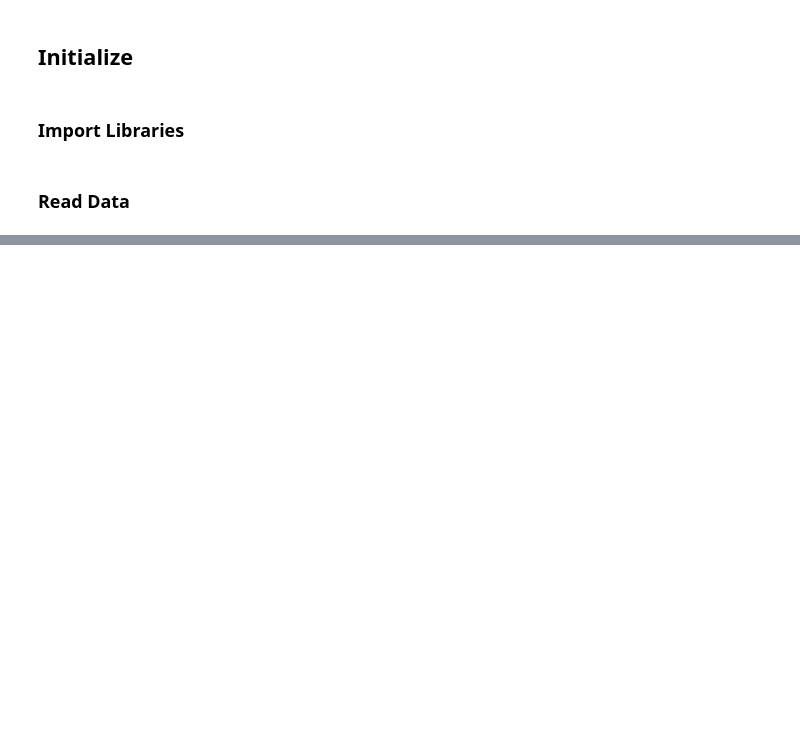
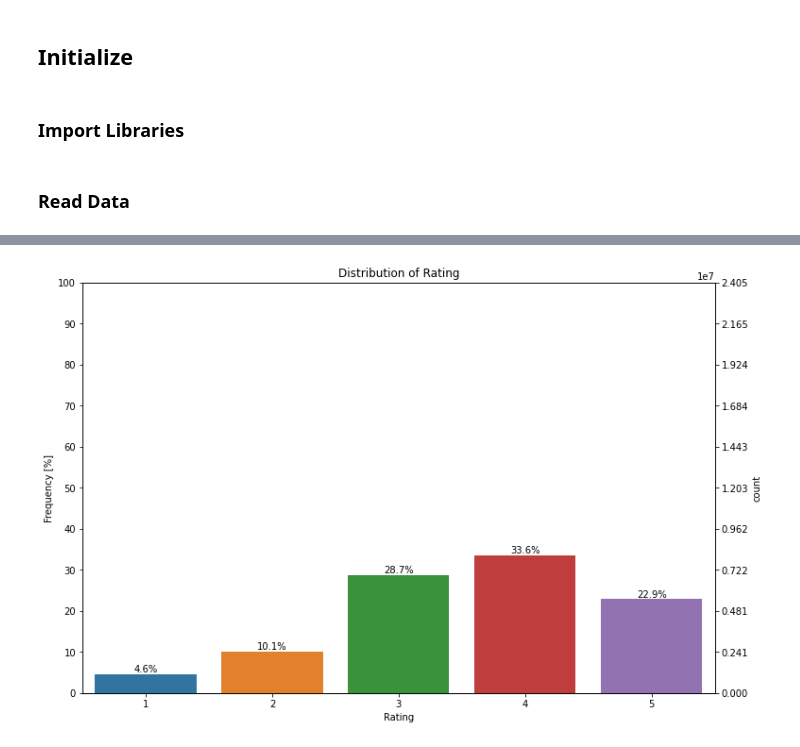
Before and after one commit to LamHo220/movie-recommender, a Jupyter notebook: DataExploration/NetflixPrize.ipynb, the cells around one changed output, grey strips where cells are left out. Drawn from its saved outputs; the diff is of its cells as text; code cells hidden in the pictures; blank space fills up the shorter version.

```diff
--- a/DataExploration/NetflixPrize.ipynb
+++ b/DataExploration/NetflixPrize.ipynb
@@ -195,0 +214,33 @@ Name: rating, dtype: float64
+# %%
+plt.figure(figsize=(12,8))
+ax = sns.countplot(x='rating', data=df)
+plt.title('Distribution of Rating')
+plt.xlabel('Rating')
+
+ax2 = ax.twinx()
+
+ax2.yaxis.tick_left()
+ax.yaxis.tick_right()
+
+ax.yaxis.set_label_position('right')
+ax2.yaxis.set_label_position('left')
+
+ax2.set_ylabel('Frequency [%]')
+
+for p in ax.patches:
+  x = p.get_bbox().get_points()[:,0]
+  y = p.get_bbox().get_points()[1,1]
+  ax.annotate('{:.1f}%'.format(100*y/n_ratings), (x.mean(), y), ha='center', va='bottom')
+
+import matplotlib.ticker as ticker
+ax.yaxis.set_major_locator(ticker.LinearLocator(11))
+
+ax2.set_ylim(0,100)
+ax.set_ylim(0, n_ratings)
+
+ax2.yaxis.set_major_locator(ticker.MultipleLocator(10))
+
+# ax2.grid(None)
+plt.show()
+# %% [output]
+[figure, added]
```
Also changed, not shown: parts of 49 cells of this notebook.
